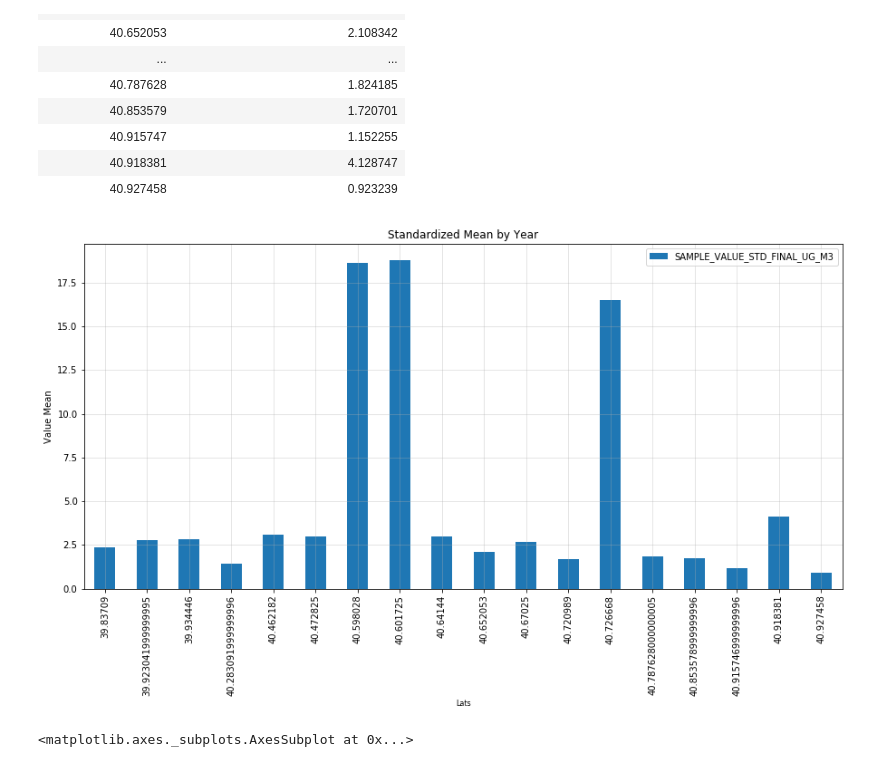
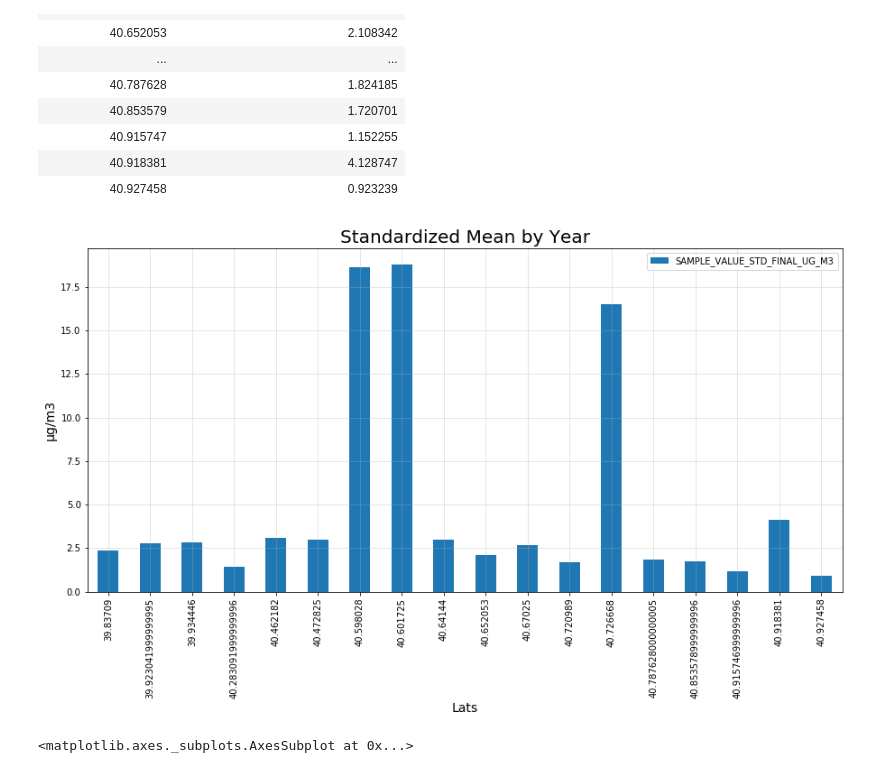
Before and after one commit to jjjjjeb/NJAir_EDA, a Jupyter notebook: Toluene.ipynb, the cells around one changed output. Drawn from its saved outputs; the diff is of its cells as text; code cells hidden in the pictures.

```diff
--- a/Toluene.ipynb
+++ b/Toluene.ipynb
@@ -340,17 +352,24 @@ latitude_group_db
 | 40.918381 | 4.128747 |
 | 40.927458 | 0.923239 |
 # %%
+#########
+## USE ##
+#########
+#??????#
+
 # getting result means by location
 
 ax = latitude_group_db.plot.bar(rot=0, figsize=(15,7))
-plt.xlabel('Lats', size=8)
-plt.ylabel('Value Mean', size=10)
-plt.title('Standardized Mean by Year', size=12)
+plt.xlabel('Lats', size=14)
+plt.ylabel('µg/m3', size=14)
+plt.title('Standardized Mean by Year', size=20)
 plt.grid(alpha=0.4)
 plt.xticks(rotation=90)
+plt.savefig('toluene_mean_by_year_bar.png')
+
 # plt.show()
 # %% [output]
-[figure, old version]
+[figure, new version]
 # %%
 # next scatter plots look at the sample values across all testing durations
 # below is overall
```
Also changed, not shown: parts of 12 cells of this notebook, 5 other files.
